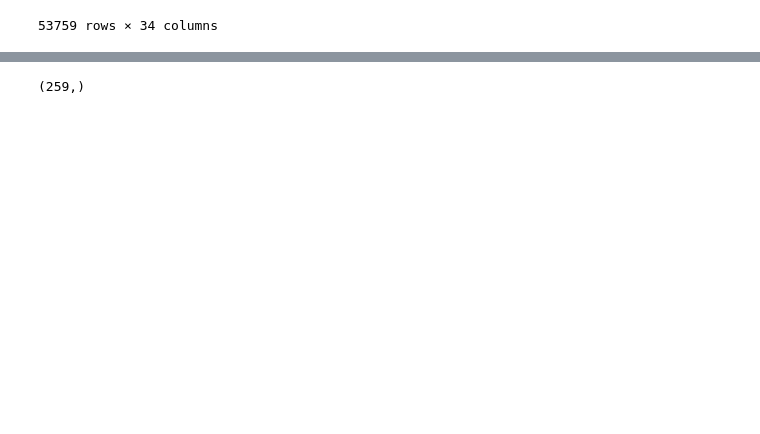
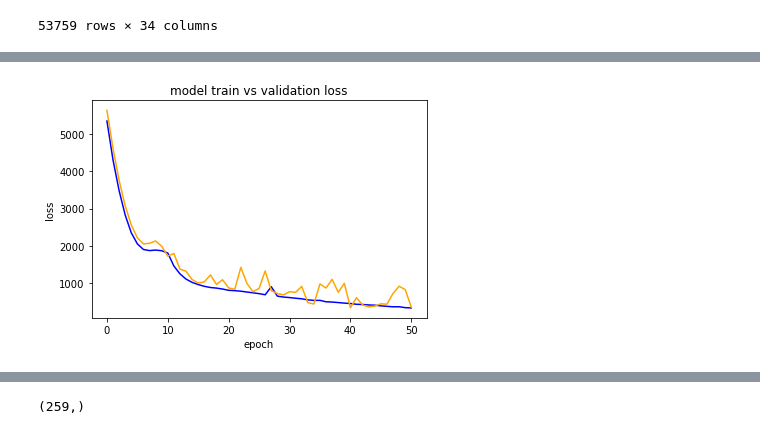
Before and after one commit to BryceYuZh/IABDC, a Jupyter notebook: LSTM/add_noise.ipynb, the cells around one changed output, grey strips where cells are left out. Cells and saved outputs as stored; diff of their text form; code cells hidden in the pictures; blank space fills up the shorter version.

Commit message:
add multi-cpu start retrain

```diff
--- a/LSTM/add_noise.ipynb
+++ b/LSTM/add_noise.ipynb
@@ -59,7 +61,7 @@ sequence_cols = ['setting1', 'setting2', 'setting3','cycle_norm','mode1','mode2'
 # sequence_cols = ['setting1', 'setting2', 'setting3','cycle_norm']
 sequence_cols.extend(sensor_cols)
 # %%
-sequence_length = 50
+sequence_length = 60
 # %%
 # generator for the sequences
 seq_gen = (list(gen_sequence(train_df[train_df['id']==id], sequence_length, sequence_cols))
@@ -106,15 +116,15 @@ nb_out = label_array.shape[1]
 model = Sequential()
 
 model.add(Masking(mask_value=0., input_shape=(sequence_length, nb_features)))
-model.add(GaussianNoise(0.1))
+# model.add(GaussianNoise(0.1))
 model.add(LSTM(
          units=100,
          return_sequences=True,))
-model.add(Dropout(0.2))
+model.add(Dropout(0.3))
 model.add(LSTM(
           units=50,
           return_sequences=False,))
-model.add(Dropout(0.2))
+model.add(Dropout(0.3))
 model.add(Dense(units=nb_out))
 model.add(Activation("linear"))
 model.compile(loss='mean_squared_error', optimizer='rmsprop',metrics=['mae',r2_keras])
@@ -142,8 +152,8 @@ None
 # %%
 # fit the network
 model_path='deeplstm.h5'
-history = model.fit(seq_array, label_array, epochs=100, batch_size=256, validation_split=0.05, verbose=2,
-          callbacks = [keras.callbacks.EarlyStopping(monitor='val_loss', min_delta=0, patience=10, verbose=0, mode='min'),
+history = model.fit(seq_array, label_array, epochs=100, batch_size=200, validation_split=0.05, verbose=2,
+          callbacks = [keras.callbacks.EarlyStopping(monitor='val_loss', min_delta=0, patience=15, verbose=0, mode='min'),
                        keras.callbacks.ModelCheckpoint(model_path,monitor='val_loss', save_best_only=True, mode='min', verbose=0)]
           )
 
@@ -170,3 +182,17 @@ dict_keys(['val_loss', 'val_mean_absolute_error', 'val_r2_keras', 'loss', 'mean_
+# %%
+train = pd.DataFrame()
+val = pd.DataFrame()
+train[str(i)] = history.history['loss']
+val[str(i)] = history.history['val_loss']
+# plot train and validation loss across multiple runs
+pyplot.plot(train, color='blue', label='train')
+pyplot.plot(val, color='orange', label='validation')
+pyplot.title('model train vs validation loss')
+pyplot.ylabel('loss')
+pyplot.xlabel('epoch')
+pyplot.show()
+# %% [output]
+[figure, added]
 # %%
 scores = model.evaluate(seq_array, label_array, verbose=1, batch_size=200)
 print('Loss: {}'.format(scores[0]))
```
Also changed, not shown: parts of 11 cells of this notebook, 1 other file.
